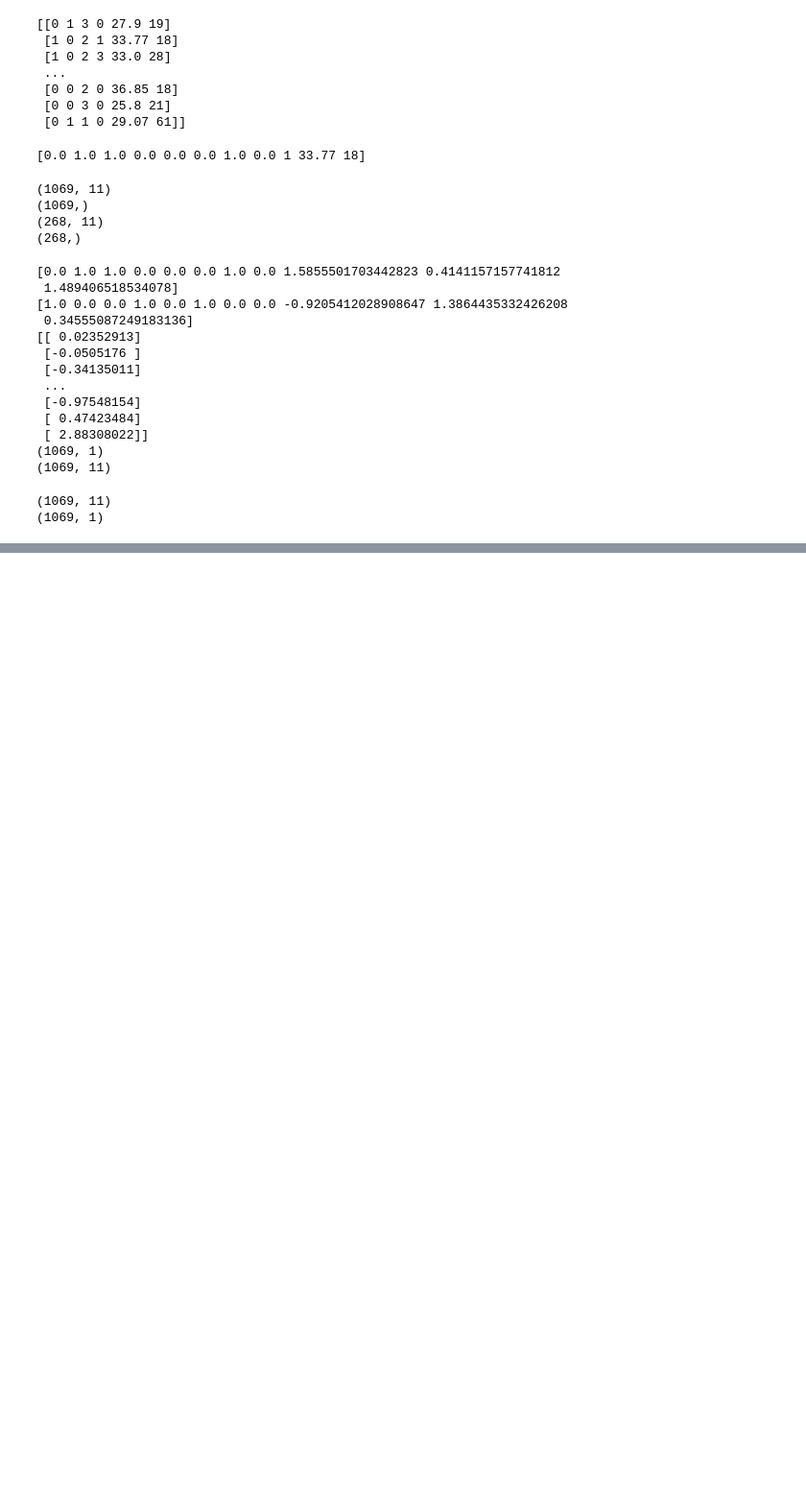
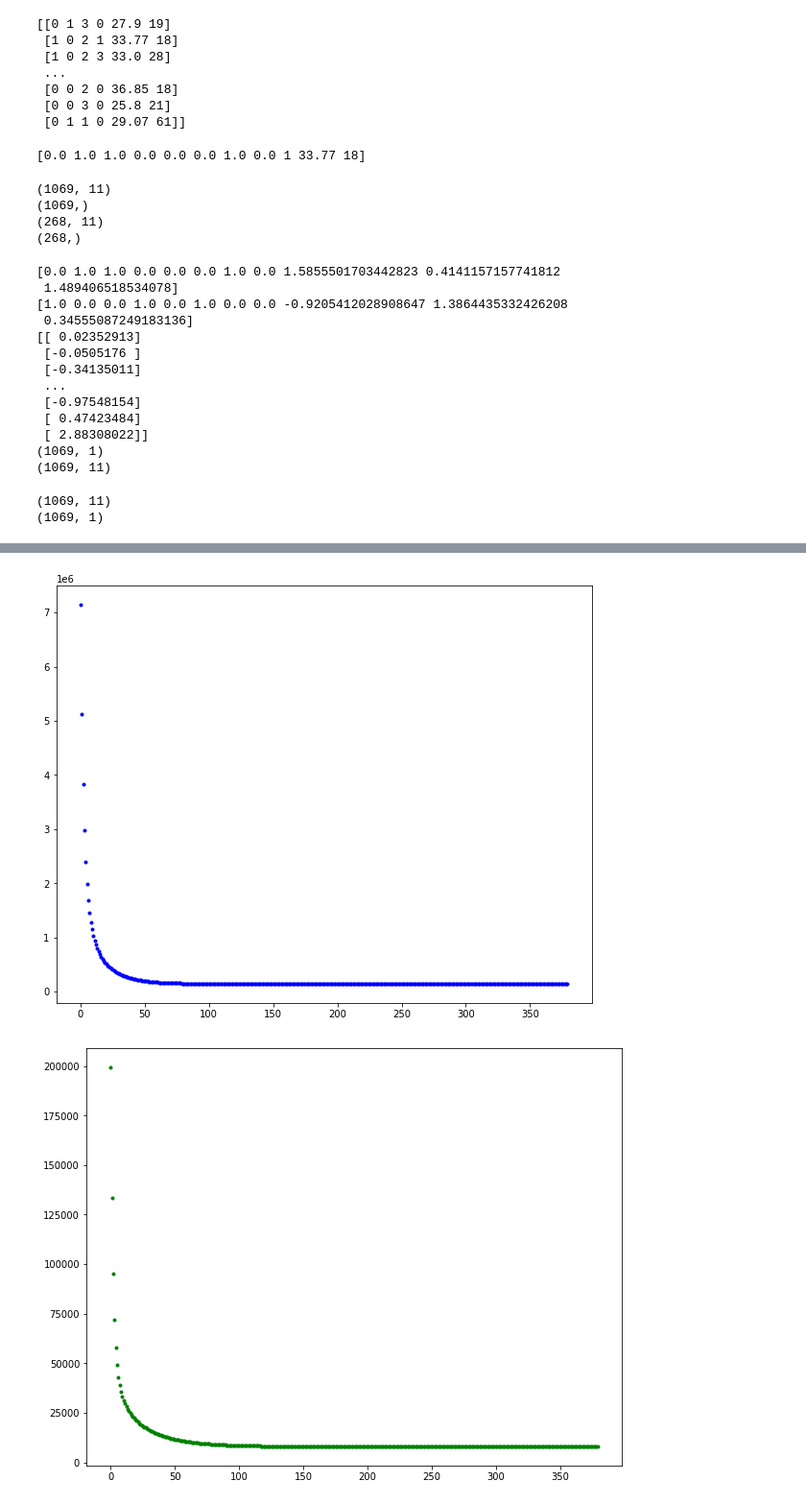
Before and after one commit to bmounikareddy98/Machine-learning-assignments, a Jupyter notebook: Copy_of_Multiple_linear_regression(gradient_descent).ipynb, the cells around one changed output, grey strips where cells are left out. Shown at 96% size. Saved outputs shown, nothing was run; the diff lists cells and outputs as text; code cells hidden in the pictures; blank space fills up the shorter version.

```diff
--- a/Copy_of_Multiple_linear_regression(gradient_descent).ipynb
+++ b/Copy_of_Multiple_linear_regression(gradient_descent).ipynb
@@ -206,2 +215,10 @@ print(r2t_test)
+# %%
+fig,ax = plt.subplots(figsize=(10,8))
+_=ax.plot(range(380),cost_history[:380],'b.')
+fig,ax = plt.subplots(figsize=(10,8))
+_=ax.plot(range(380),cost_history_test[:380],'g.')
+# %% [output]
+[figure, added]
+[figure, added]
 # %%
 fig,ax = plt.subplots(figsize=(12,8))
```
Also changed, not shown: parts of 15 cells of this notebook.
